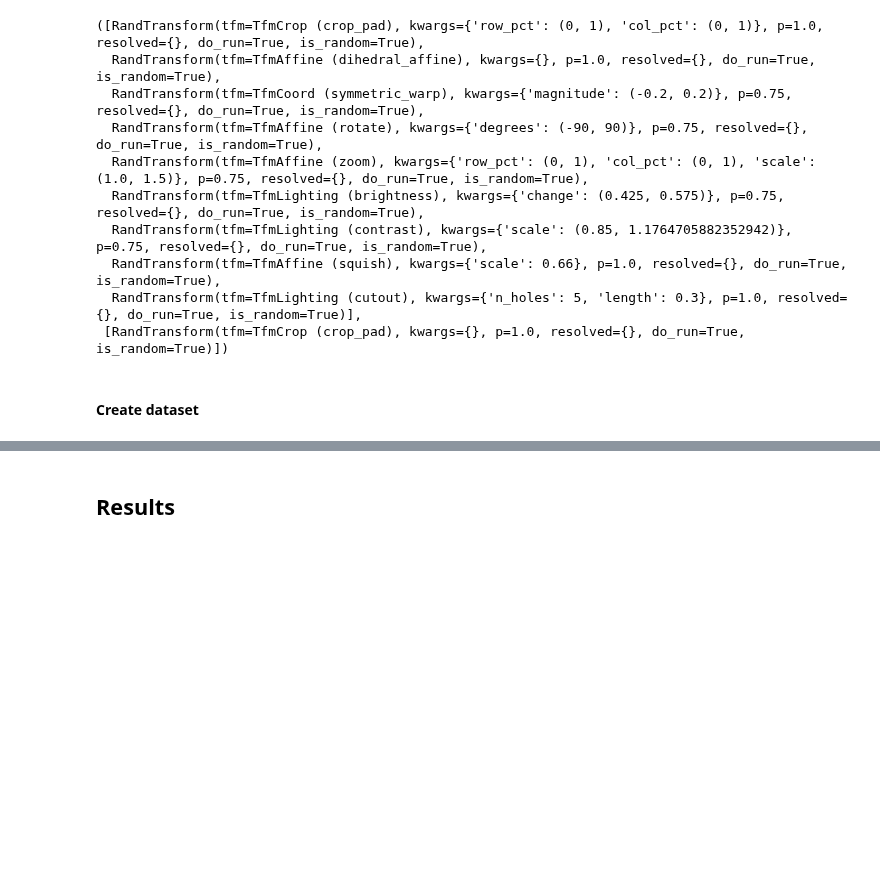
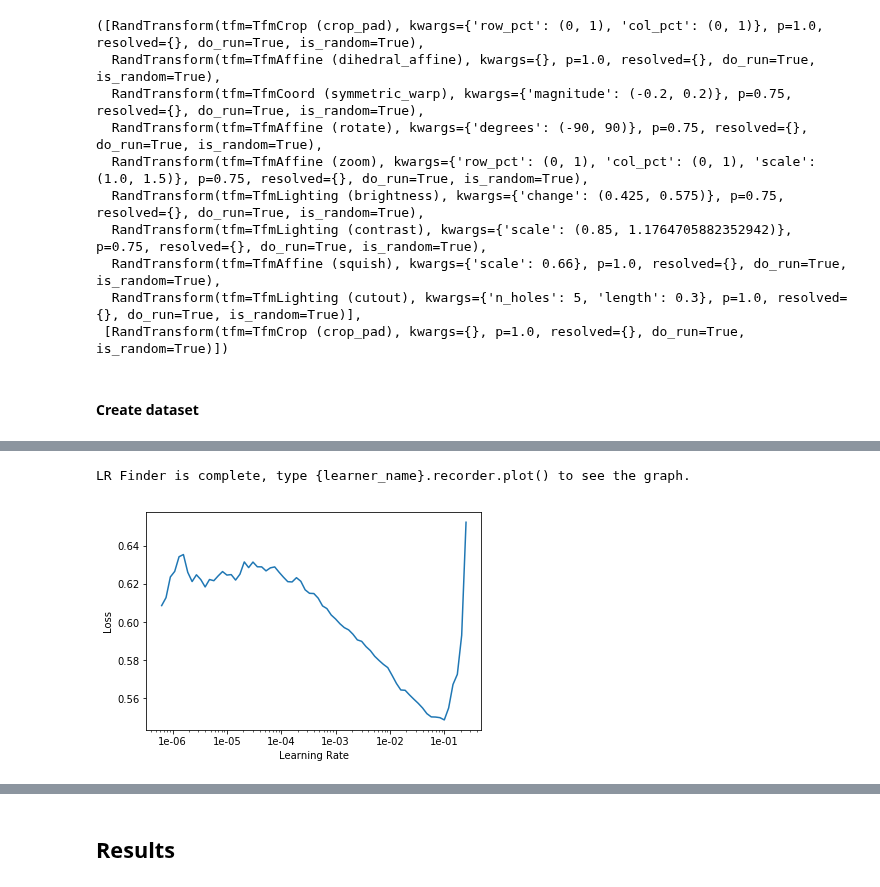
Before and after one commit to ChristianMarzahl/ISBI2019_WhiteBloodCancer, a Jupyter notebook: baseline.ipynb, the cells around one changed output, grey strips where cells are left out. Saved outputs shown, nothing was run; the diff lists cells and outputs as text; code cells hidden in the pictures; blank space fills up the shorter version.

```diff
--- a/baseline.ipynb
+++ b/baseline.ipynb
@@ -257,0 +279,6 @@ Total time: 12:58
+# %%
+learn.lr_find()
+learn.recorder.plot()
+# %% [output]
+LR Finder is complete, type {learner_name}.recorder.plot() to see the graph.
+[figure, added]
```
Also changed, not shown: parts of 54 cells of this notebook, 2 other files.
